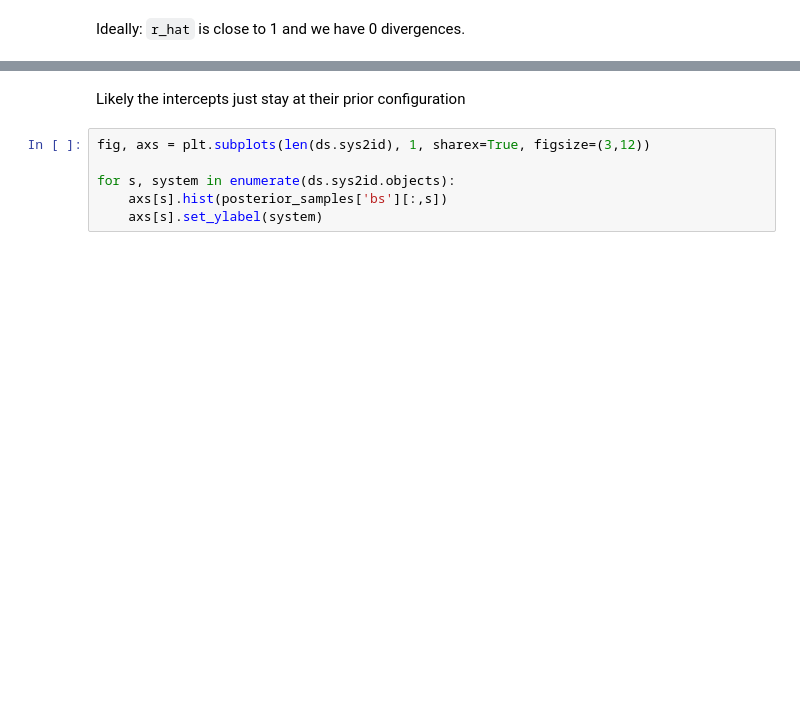
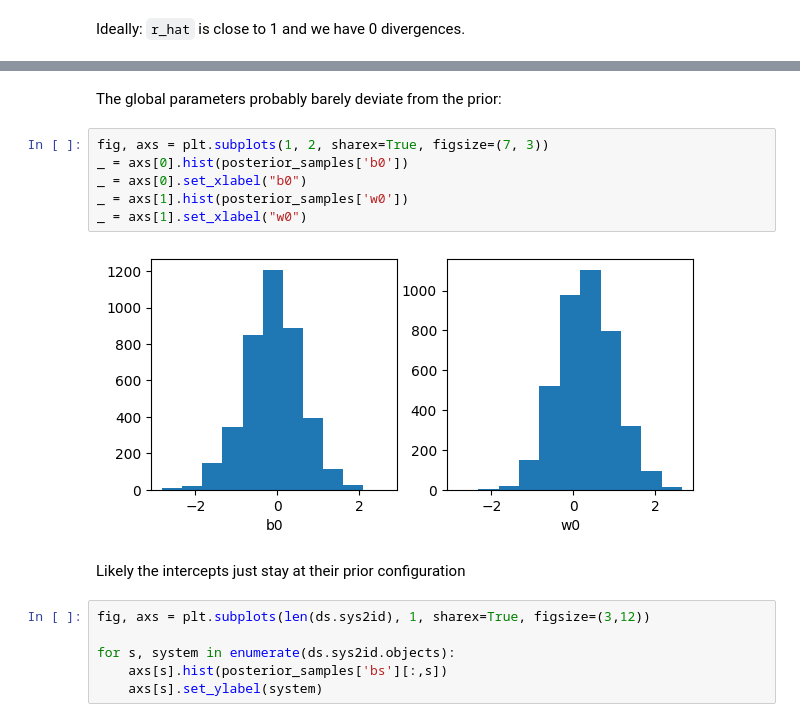
Before and after one commit to probabll/buqeval, a Jupyter notebook: BDA-Logistic.ipynb, the cells around one changed output, grey strips where cells are left out. Cells and saved outputs as stored; diff of their text form; blank space fills up the shorter version.

```diff
--- a/BDA-Logistic.ipynb
+++ b/BDA-Logistic.ipynb
@@ -335,3 +346,13 @@ z (4000, 4200)
+# %% [markdown]
+The global parameters probably barely deviate from the prior:
+# %%
+fig, axs = plt.subplots(1, 2, sharex=True, figsize=(7, 3))
+_ = axs[0].hist(posterior_samples['b0'])
+_ = axs[0].set_xlabel("b0")
+_ = axs[1].hist(posterior_samples['w0'])
+_ = axs[1].set_xlabel("w0")
+# %% [output]
+[figure, added]
 # %% [markdown]
 Likely the intercepts just stay at their prior configuration
 # %%
```
Also changed, not shown: parts of 16 cells of this notebook.
